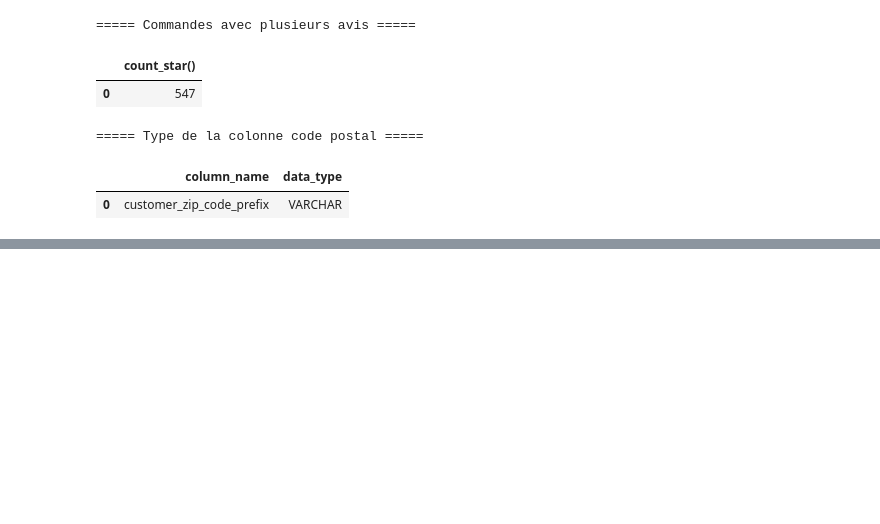
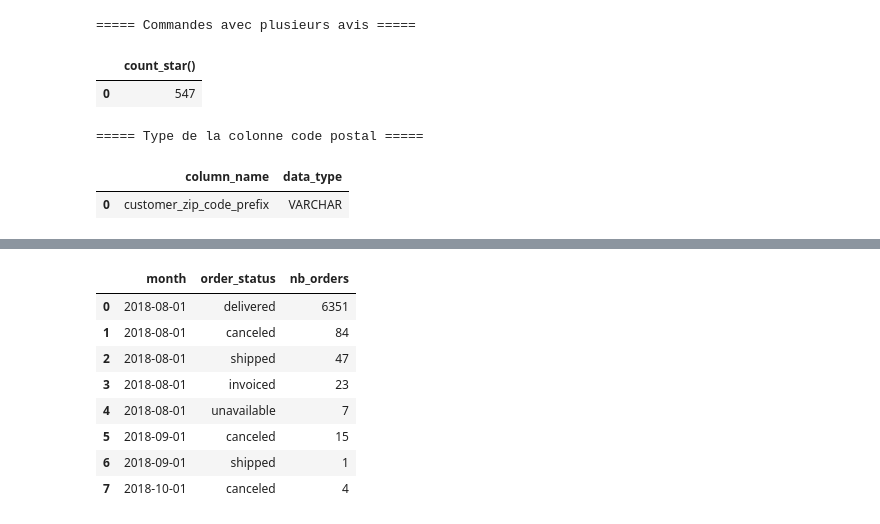
Before and after one commit to QuiterieGuignard/agents_talk_to_your_data, a Jupyter notebook: notebook/02_sql.ipynb, the cells around one changed output, grey strips where cells are left out. Cells and saved outputs as stored; diff of their text form; code cells hidden in the pictures; blank space fills up the shorter version.

```diff
--- a/notebook/02_sql.ipynb
+++ b/notebook/02_sql.ipynb
@@ -153,0 +166,20 @@ for titre, requete in verifs.items():
+# %%
+con.sql("""
+    SELECT DATE_TRUNC('month', order_purchase_timestamp) AS month,
+           order_status,
+           COUNT(*) AS nb_orders
+    FROM orders
+    WHERE order_purchase_timestamp >= '2018-08-01'
+    GROUP BY month, order_status
+    ORDER BY month, nb_orders DESC
+""").df()
+# %% [output]
+|  | month | order_status | nb_orders |
+| 0 | 2018-08-01 | delivered | 6351 |
+| 1 | 2018-08-01 | canceled | 84 |
+| 2 | 2018-08-01 | shipped | 47 |
+| 3 | 2018-08-01 | invoiced | 23 |
+| 4 | 2018-08-01 | unavailable | 7 |
+| 5 | 2018-09-01 | canceled | 15 |
+| 6 | 2018-09-01 | shipped | 1 |
+| 7 | 2018-10-01 | canceled | 4 |
```
Also changed, not shown: parts of 1 cell of this notebook, 3 other files.
